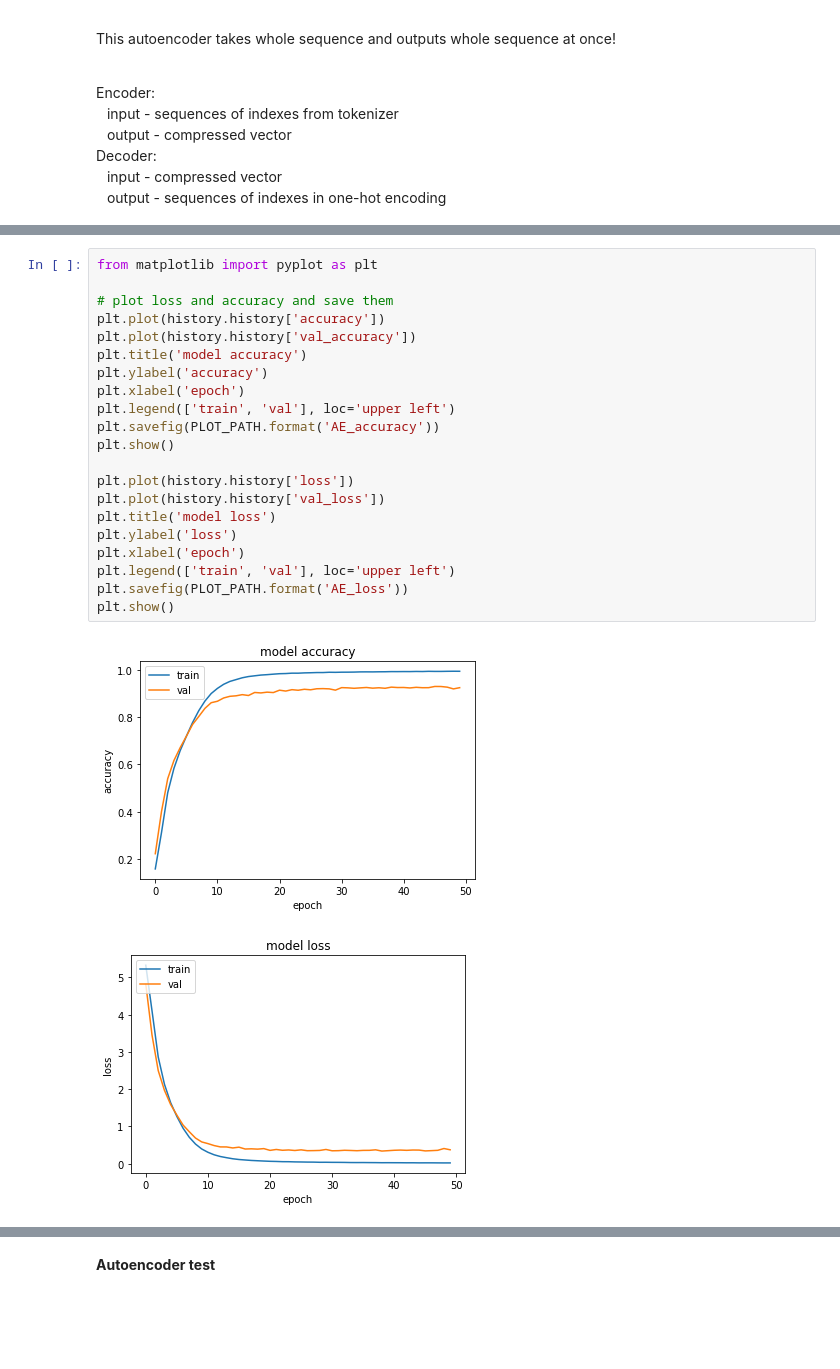
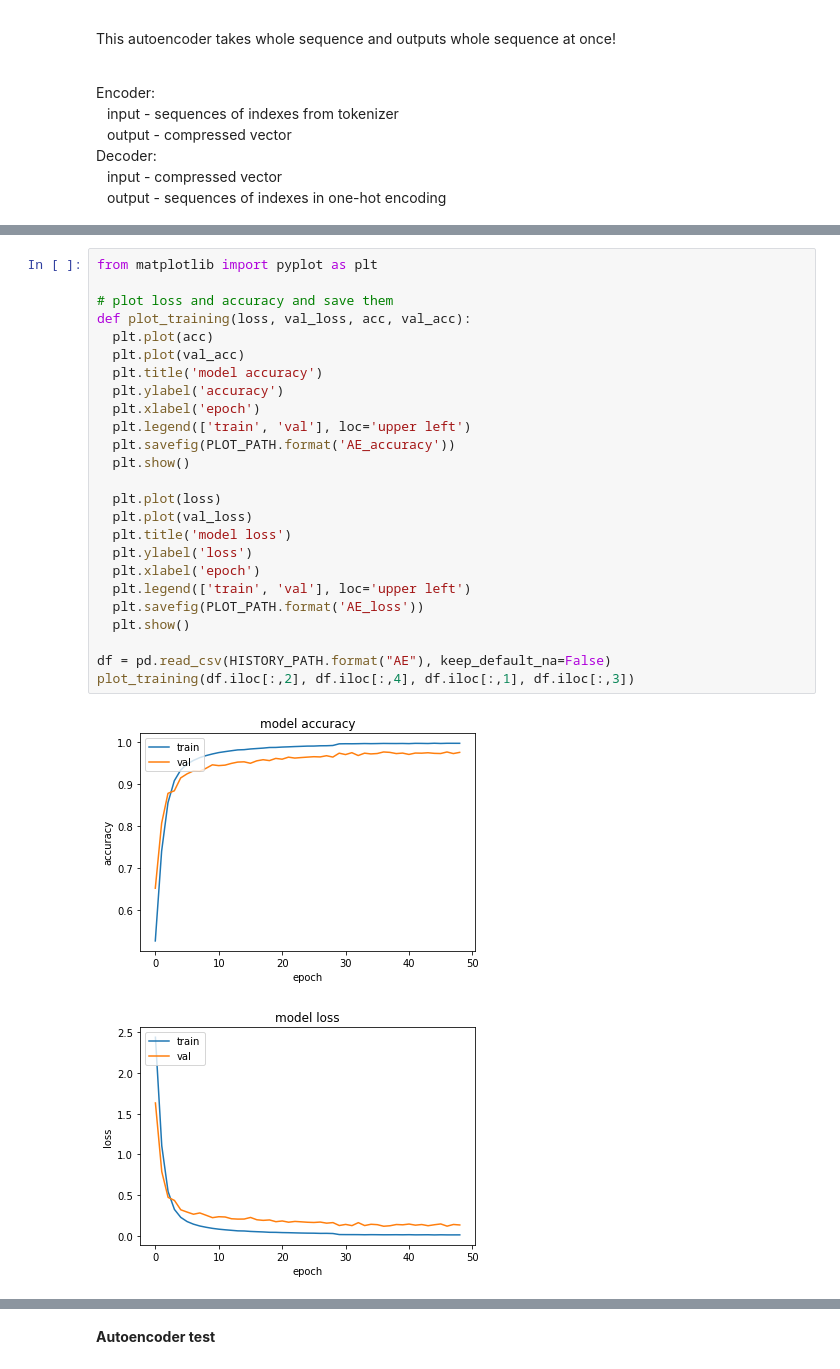
Before and after one commit to Masioki/GAN-Text-Generator, a Jupyter notebook: Text_generator.ipynb, the cells around one changed output, grey strips where cells are left out. Cells and saved outputs as stored; diff of their text form; blank space fills up the shorter version.

```diff
--- a/Text_generator.ipynb
+++ b/Text_generator.ipynb
@@ -317,25 +272,29 @@ WARNING:absl:<keras.layers.recurrent.LSTMCell object at 0x...> has the same name
 # %%
 from matplotlib import pyplot as plt
 
 # plot loss and accuracy and save them
-plt.plot(history.history['accuracy'])
-plt.plot(history.history['val_accuracy'])
-plt.title('model accuracy')
-plt.ylabel('accuracy')
-plt.xlabel('epoch')
-plt.legend(['train', 'val'], loc='upper left')
-plt.savefig(PLOT_PATH.format('AE_accuracy'))
-plt.show()
+def plot_training(loss, val_loss, acc, val_acc):
+  plt.plot(acc)
+  plt.plot(val_acc)
+  plt.title('model accuracy')
+  plt.ylabel('accuracy')
+  plt.xlabel('epoch')
+  plt.legend(['train', 'val'], loc='upper left')
+  plt.savefig(PLOT_PATH.format('AE_accuracy'))
+  plt.show()
 
-plt.plot(history.history['loss'])
-plt.plot(history.history['val_loss'])
-plt.title('model loss')
-plt.ylabel('loss')
-plt.xlabel('epoch')
-plt.legend(['train', 'val'], loc='upper left')
-plt.savefig(PLOT_PATH.format('AE_loss'))
-plt.show()
+  plt.plot(loss)
+  plt.plot(val_loss)
+  plt.title('model loss')
+  plt.ylabel('loss')
+  plt.xlabel('epoch')
+  plt.legend(['train', 'val'], loc='upper left')
+  plt.savefig(PLOT_PATH.format('AE_loss'))
+  plt.show()
+
+df = pd.read_csv(HISTORY_PATH.format("AE"), keep_default_na=False)
+plot_training(df.iloc[:,2], df.iloc[:,4], df.iloc[:,1], df.iloc[:,3])
 # %% [output]
-[figure, old version]
+[figure, new version]
-[figure, old version]
+[figure, new version]
 # %% [markdown]
```
Also changed, not shown: parts of 8 cells of this notebook.
